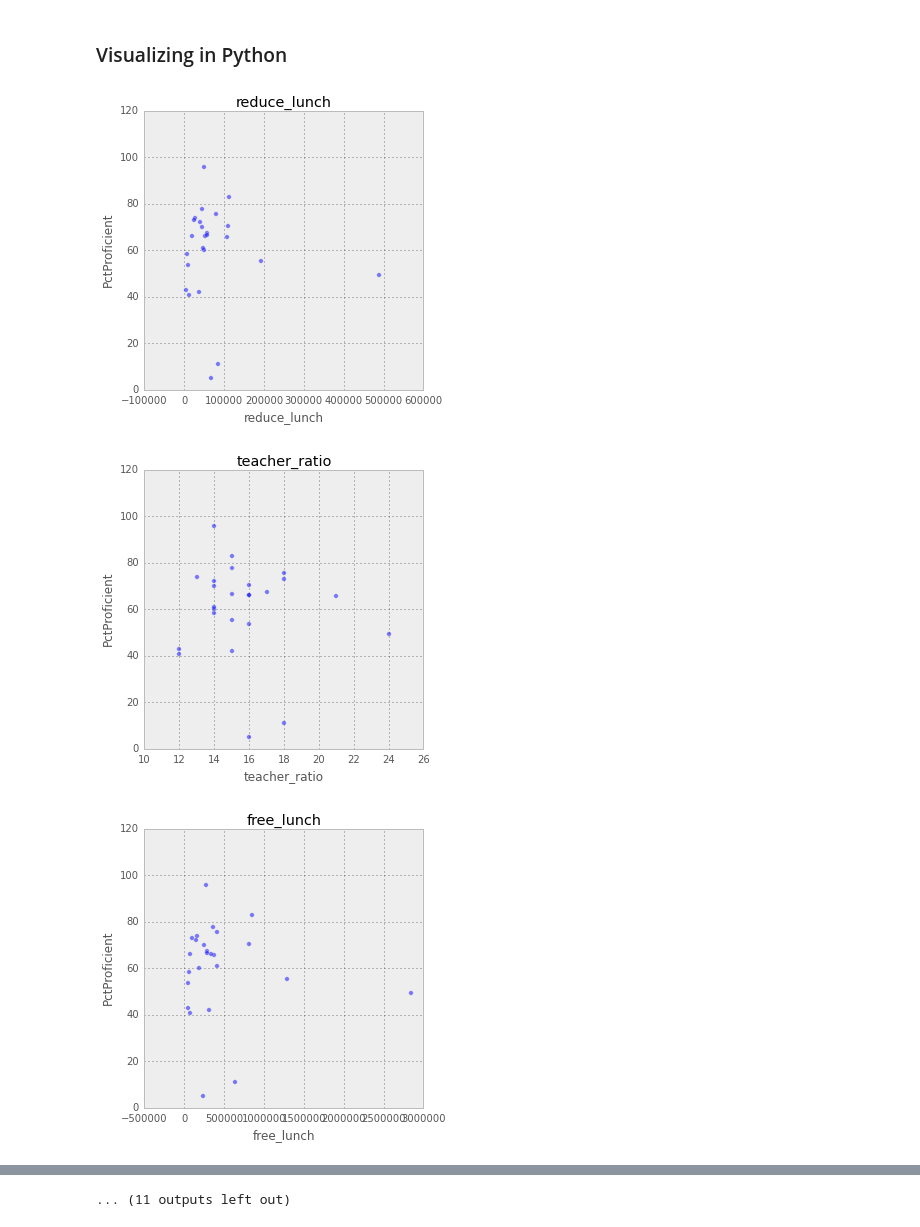
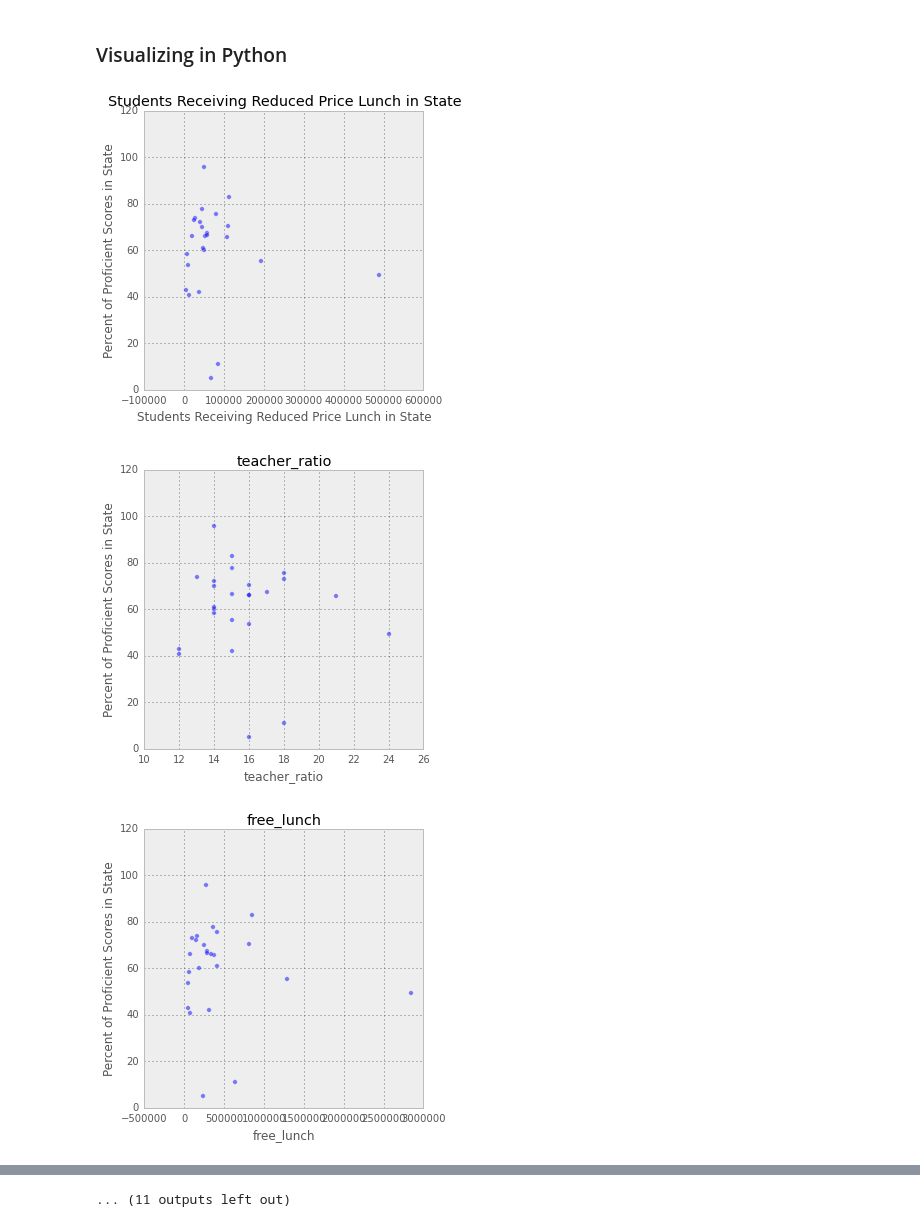
Before and after one commit to ameliachu/usElementaryRLAscores, a Jupyter notebook: Final_Project_Clean_1202.ipynb, the cells around one changed output, grey strips where cells are left out. Saved outputs shown, nothing was run; the diff lists cells and outputs as text; code cells hidden in the pictures.

```diff
--- a/Final_Project_Clean_1202.ipynb
+++ b/Final_Project_Clean_1202.ipynb
@@ -458,24 +472,24 @@ plt.rcParams['figure.figsize'] = (5, 5)
 # %%
 varlist = [reduce_lunch, teacher_ratio, free_lunch,
            number_of_schools, total_students, total_Native,
            total_Asian, total_Black, total_Hisp, total_TwoPlus,
            total_White, total_teachers, total_Female, total_male,
            pct_male, pct_White, pct_Female, pct_TwoPlus, pct_Hisp,
            pct_Asian, pct_Native, pct_reduce_lunch, pct_free_lunch]
-titles = ["reduce_lunch", "teacher_ratio", "free_lunch",
+titles = ["Students Receiving Reduced Price Lunch in State", "teacher_ratio", "free_lunch",
           "number_of_schools", "total_students", "total_Native",
-          "total_Asian", "total_Black", "total_Hisp", "total_TwoPlus",
+          "total_Asian", "Students identifying as Black", "total_Hisp", "total_TwoPlus",
           "total_White", "total_teachers", "total_Female","total_Male", "pct_male", "pct_White",
           "pct_Female", "pct_TwoPlus", "pct_Hisp", "pct_Asian", "pct_Native", "pct_reduce_lunch", "pct_free_lunch"]
 
 for i in varlist:
     plt.scatter(i, pctprof, alpha=0.5)
     plt.title(titles[varlist.index(i)])
     plt.xlabel(titles[varlist.index(i)])
-    plt.ylabel("PctProficient")
+    plt.ylabel("Percent of Proficient Scores in State")
     plt.show()
     # Produce an image. fig.savefig("lineplot" + str(i) + ".png")
 # %% [output]
-[figure, old version]
+[figure, new version]
-[figure, old version]
+[figure, new version]
-[figure, old version]
+[figure, new version]
```
Also changed, not shown: parts of 26 cells of this notebook.
